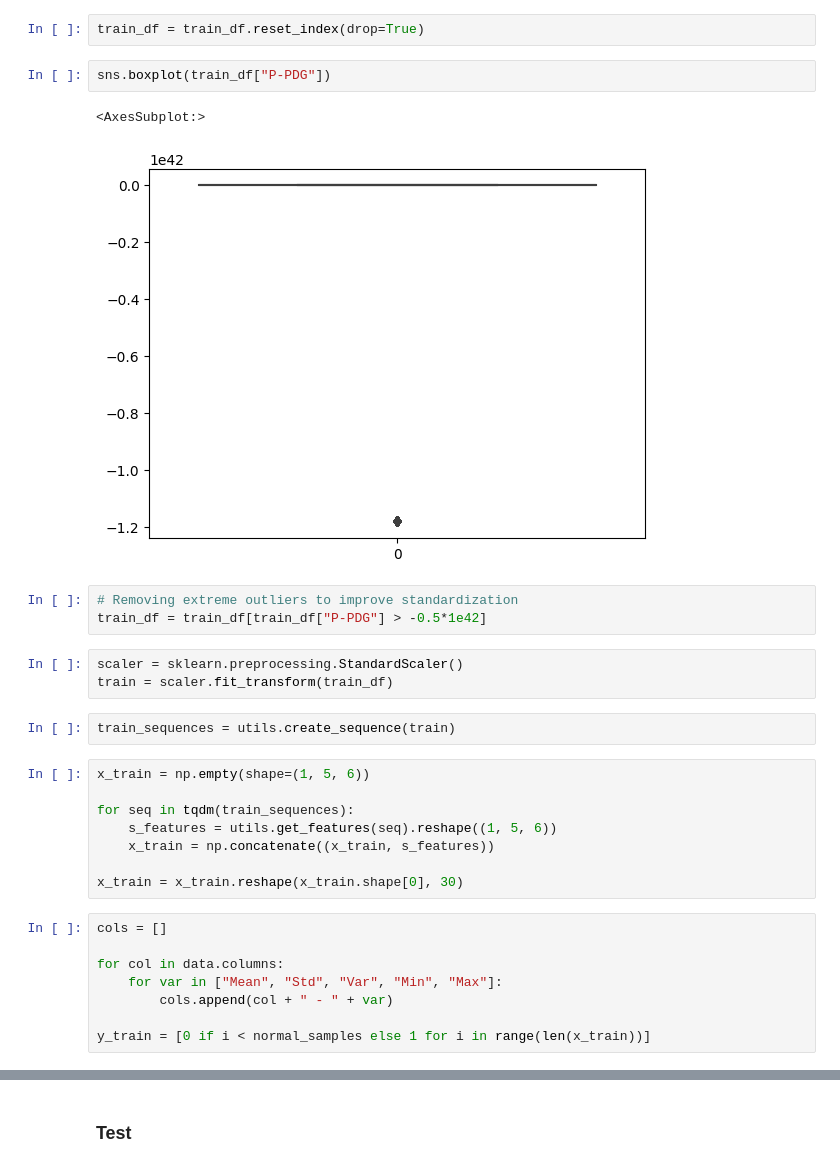
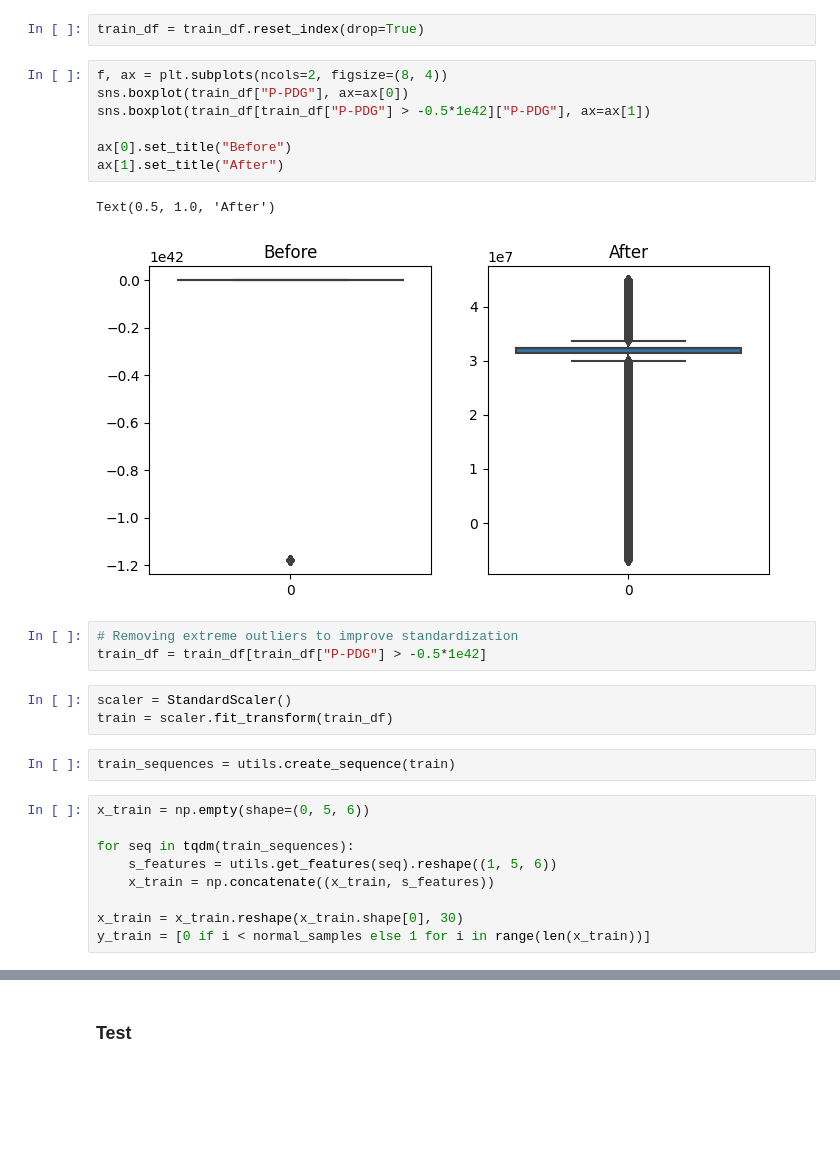
Before and after one commit to bernardoco/3W, a Jupyter notebook: src/anomaly_detection.ipynb, the cells around one changed output, grey strips where cells are left out. Saved outputs shown, nothing was run; the diff lists cells and outputs as text; blank space fills up the shorter version.

```diff
--- a/src/anomaly_detection.ipynb
+++ b/src/anomaly_detection.ipynb
@@ -70,32 +70,30 @@ for file in tqdm(train_abnormal):
     train_df = pd.concat([train_df, data])
 # %%
 train_df = train_df.reset_index(drop=True)
-# %%
-sns.boxplot(train_df["P-PDG"])
-# %% [output]
-<AxesSubplot:>
-[figure, removed]
+# %%
+f, ax = plt.subplots(ncols=2, figsize=(8, 4))
+sns.boxplot(train_df["P-PDG"], ax=ax[0])
+sns.boxplot(train_df[train_df["P-PDG"] > -0.5*1e42]["P-PDG"], ax=ax[1])
+
+ax[0].set_title("Before")
+ax[1].set_title("After")
+# %% [output]
+Text(0.5, 1.0, 'After')
+[figure, added]
 # %%
 # Removing extreme outliers to improve standardization
 train_df = train_df[train_df["P-PDG"] > -0.5*1e42]
 # %%
-scaler = sklearn.preprocessing.StandardScaler()
+scaler = StandardScaler()
 train = scaler.fit_transform(train_df)
 # %%
 train_sequences = utils.create_sequence(train)
 # %%
-x_train = np.empty(shape=(1, 5, 6))
+x_train = np.empty(shape=(0, 5, 6))
 
 for seq in tqdm(train_sequences):
     s_features = utils.get_features(seq).reshape((1, 5, 6))
     x_train = np.concatenate((x_train, s_features))
 
 x_train = x_train.reshape(x_train.shape[0], 30)
+y_train = [0 if i < normal_samples else 1 for i in range(len(x_train))]
-# %%
-cols = []
-
-for col in data.columns:
-    for var in ["Mean", "Std", "Var", "Min", "Max"]:
-        cols.append(col + " - " + var)
-
-y_train = [0 if i < normal_samples else 1 for i in range(len(x_train))]
```
Also changed, not shown: parts of 4 cells of this notebook.
